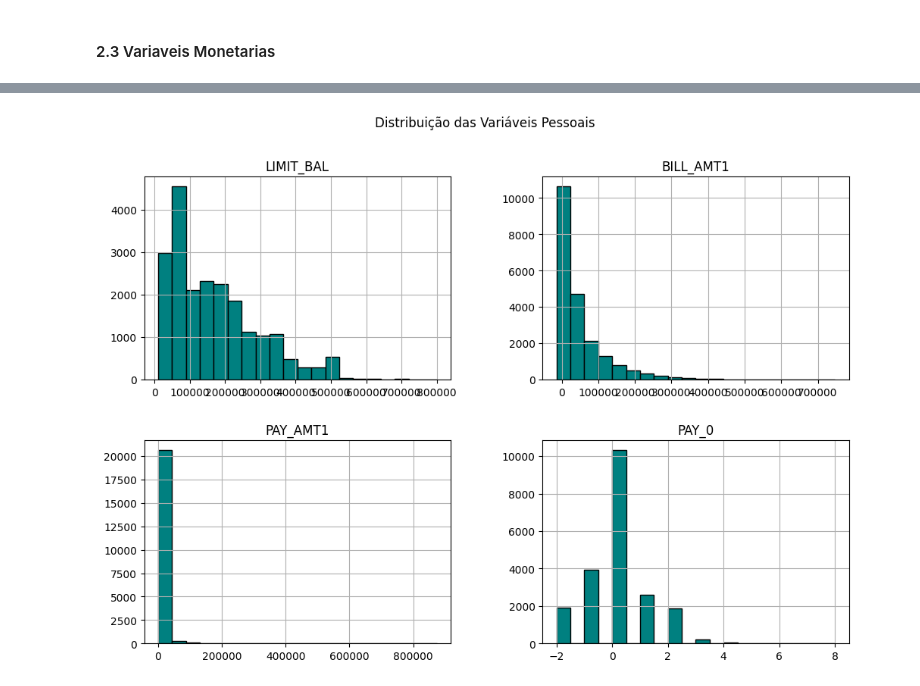
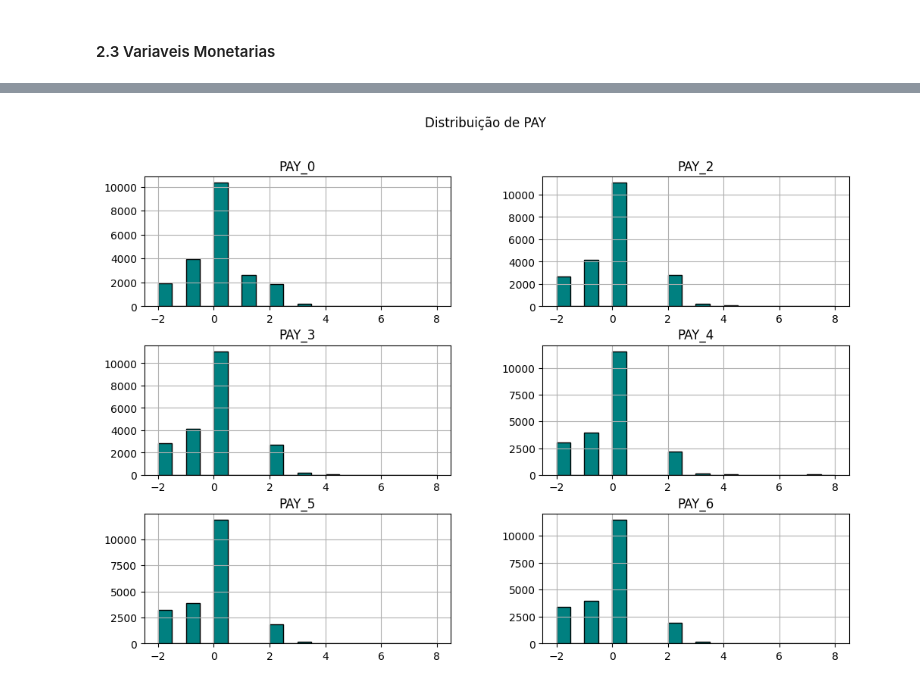
Before and after one commit to HammadN98/inadimplencia_em_cartoes_de_credito, a Jupyter notebook: inadimplecia_credito.ipynb, the cells around one changed output, grey strips where cells are left out. Drawn from its saved outputs; the diff is of its cells as text; code cells hidden in the pictures.

```diff
--- a/inadimplecia_credito.ipynb
+++ b/inadimplecia_credito.ipynb
@@ -132,7 +156,7 @@ plt.show()
 # %%
-monetarias = ['LIMIT_BAL','BILL_AMT1', 'PAY_AMT1', 'PAY_0']
+monetarias = ['PAY_0','PAY_2','PAY_3','PAY_4','PAY_5','PAY_6']
 dados[monetarias].hist(figsize=(12, 8), bins=20, color='teal', edgecolor='black')
-plt.suptitle("Distribuição das Variáveis Pessoais")
+plt.suptitle("Distribuição de PAY")
 plt.show()
 # %% [output]
-[figure, old version]
+[figure, new version]
```
Also changed, not shown: parts of 4 cells of this notebook.
